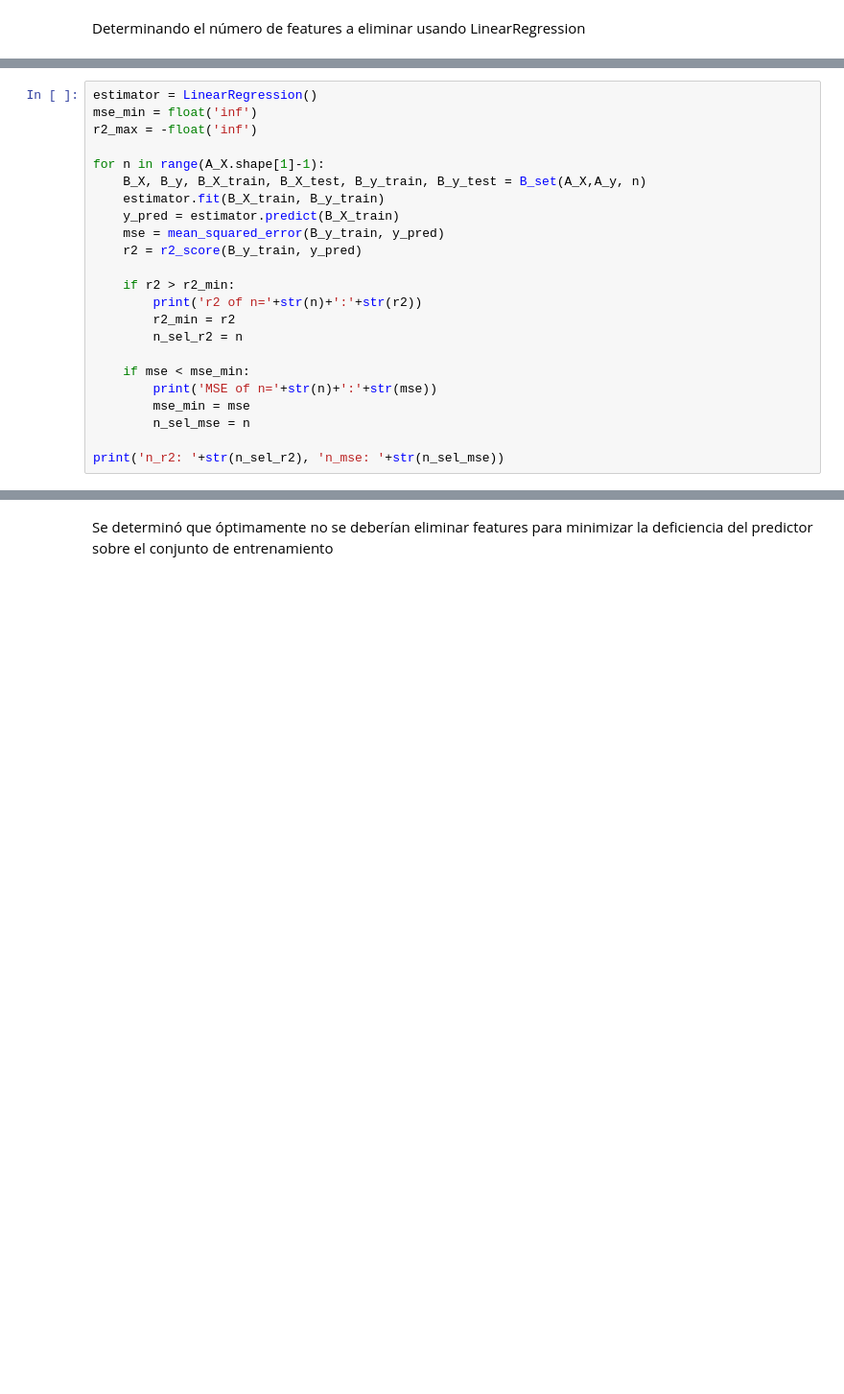
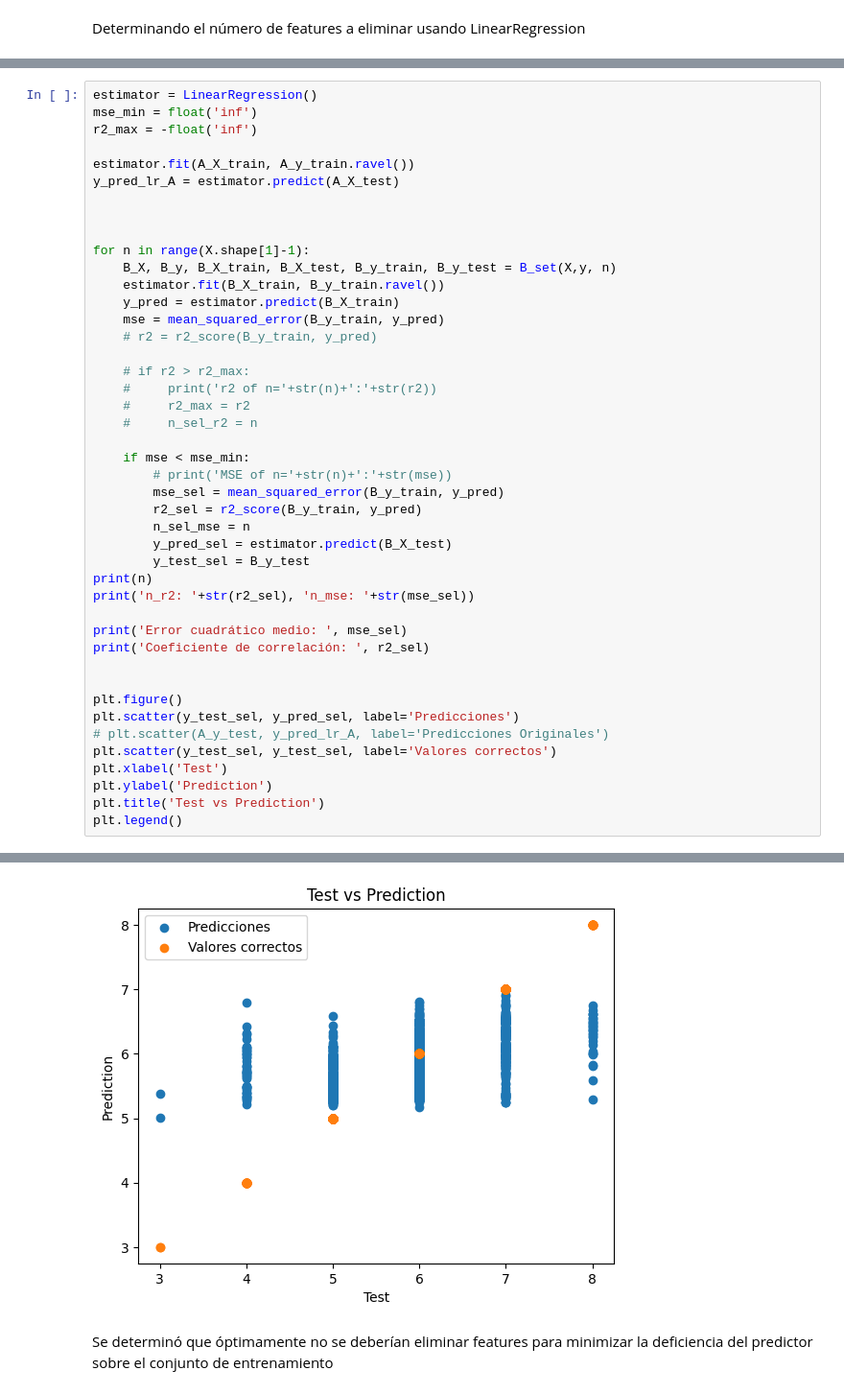
Before and after one commit to Nicolas-brj/Tarea2_INF398, a Jupyter notebook: Enunciado_Tarea_2.ipynb, the cells around one changed output, grey strips where cells are left out. Shown at 96% size. Drawn from its saved outputs; the diff is of its cells as text; blank space fills up the shorter version.

```diff
--- a/Enunciado_Tarea_2.ipynb
+++ b/Enunciado_Tarea_2.ipynb
@@ -367,22 +389,43 @@ estimator = LinearRegression()
 mse_min = float('inf')
 r2_max = -float('inf')
 
-for n in range(A_X.shape[1]-1):
-    B_X, B_y, B_X_train, B_X_test, B_y_train, B_y_test = B_set(A_X,A_y, n)
-    estimator.fit(B_X_train, B_y_train)
+estimator.fit(A_X_train, A_y_train.ravel())
+y_pred_lr_A = estimator.predict(A_X_test)
+
+
+
+for n in range(X.shape[1]-1):
+    B_X, B_y, B_X_train, B_X_test, B_y_train, B_y_test = B_set(X,y, n)
+    estimator.fit(B_X_train, B_y_train.ravel())
     y_pred = estimator.predict(B_X_train)
     mse = mean_squared_error(B_y_train, y_pred)
-    r2 = r2_score(B_y_train, y_pred)
+    # r2 = r2_score(B_y_train, y_pred)
 
-    if r2 > r2_min:
-        print('r2 of n='+str(n)+':'+str(r2))
-        r2_min = r2
-        n_sel_r2 = n
+    # if r2 > r2_max:
+    #     print('r2 of n='+str(n)+':'+str(r2))
+    #     r2_max = r2
+    #     n_sel_r2 = n
 
     if mse < mse_min:
-        print('MSE of n='+str(n)+':'+str(mse))
-        mse_min = mse
+        # print('MSE of n='+str(n)+':'+str(mse))
+        mse_sel = mean_squared_error(B_y_train, y_pred)
+        r2_sel = r2_score(B_y_train, y_pred)
         n_sel_mse = n
+        y_pred_sel = estimator.predict(B_X_test)
+        y_test_sel = B_y_test
+print(n)
+print('n_r2: '+str(r2_sel), 'n_mse: '+str(mse_sel))
 
-print('n_r2: '+str(n_sel_r2), 'n_mse: '+str(n_sel_mse))
+print('Error cuadrático medio: ', mse_sel)
+print('Coeficiente de correlación: ', r2_sel)
+
+
+plt.figure()
+plt.scatter(y_test_sel, y_pred_sel, label='Predicciones')
+# plt.scatter(A_y_test, y_pred_lr_A, label='Predicciones Originales')
+plt.scatter(y_test_sel, y_test_sel, label='Valores correctos')
+plt.xlabel('Test')
+plt.ylabel('Prediction')
+plt.title('Test vs Prediction')
+plt.legend()
 # %% [output]
@@ -392,3 +437,4 @@ n_r2: 0 n_mse: 0
+[figure, added]
 # %% [markdown]
 Se determinó que óptimamente no se deberían eliminar features para minimizar la deficiencia del predictor sobre el conjunto de entrenamiento
 # %%
```
Also changed, not shown: parts of 16 cells of this notebook.
